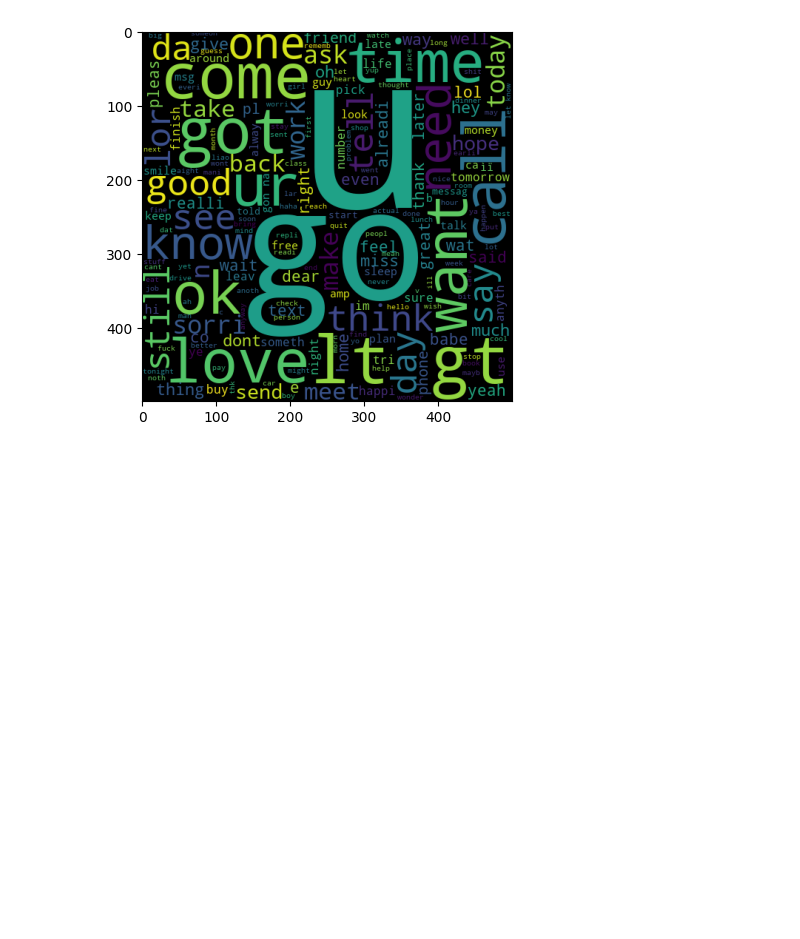
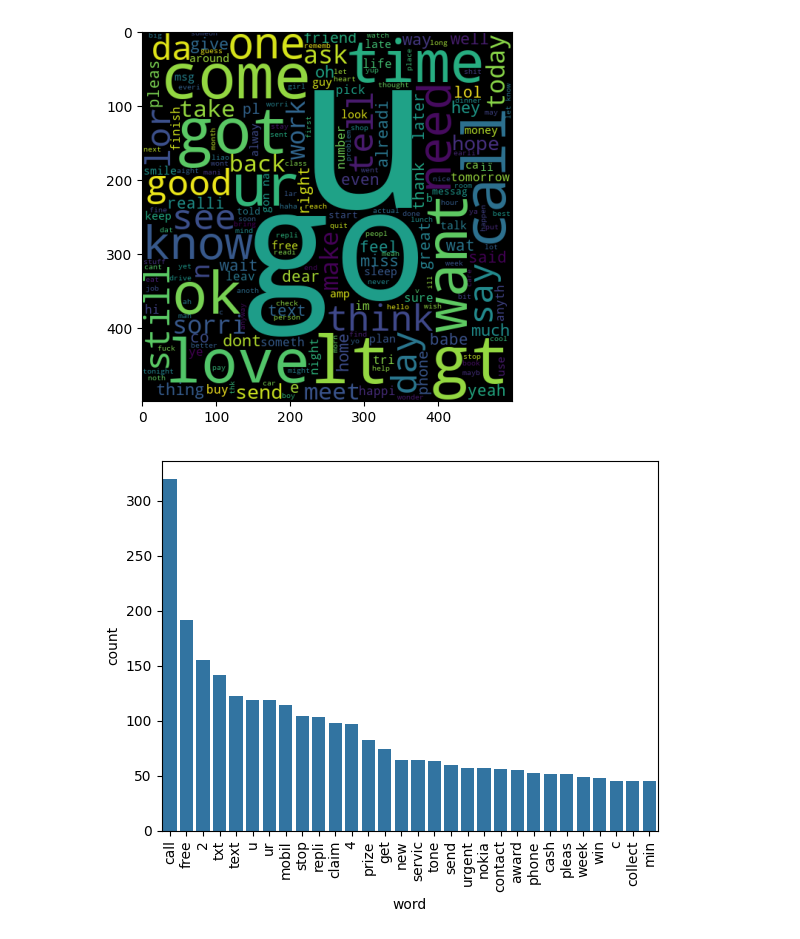
Before and after one commit to Kushal096/Spam_Classifier, a Jupyter notebook: main.ipynb, the cells around one changed output. Cells and saved outputs as stored; diff of their text form; code cells hidden in the pictures; blank space fills up the shorter version.

```diff
--- a/main.ipynb
+++ b/main.ipynb
@@ -190,3 +190,9 @@ plt.imshow(wc_ham)
 # %% [output]
 <matplotlib.image.AxesImage at 0x...>
 [figure]
+# %%
+spam_text = [
+    word
+    for text in data.loc[data['target'] == 1, 'transformed_text']
+    for word in text.split()
+]
@@ -192,0 +201,7 @@ plt.imshow(wc_ham)
+# %%
+spam_freq_df = pd.DataFrame(Counter(spam_text).most_common(30), columns=['word', 'count'])
+sns.barplot(x='word', y='count', data=spam_freq_df)
+plt.xticks(rotation=90)
+plt.show()
+# %% [output]
+[figure, added]
```
Also changed, not shown: parts of 4 cells of this notebook.
